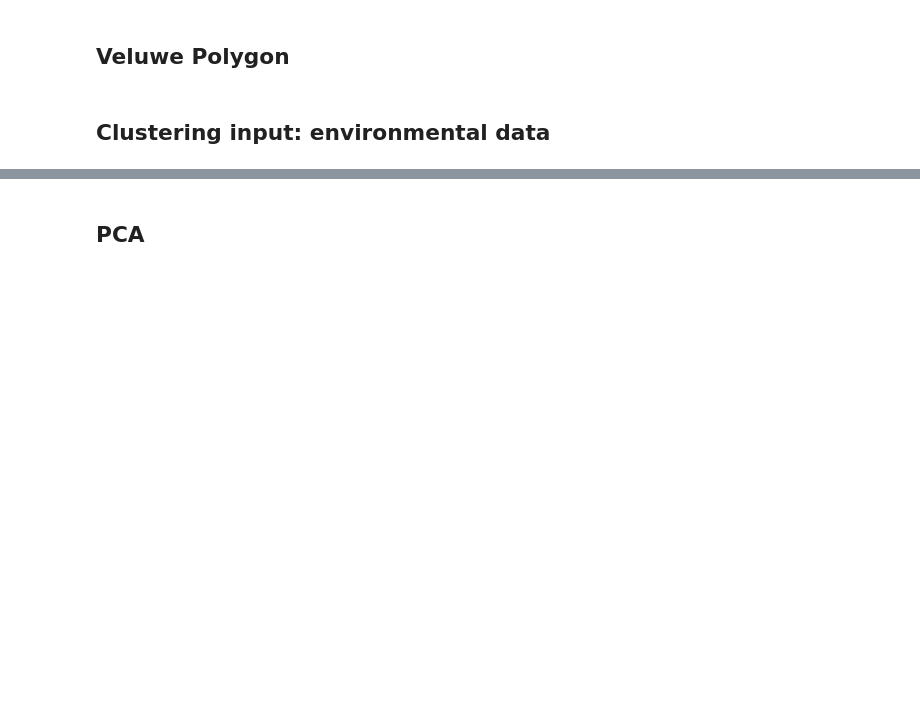
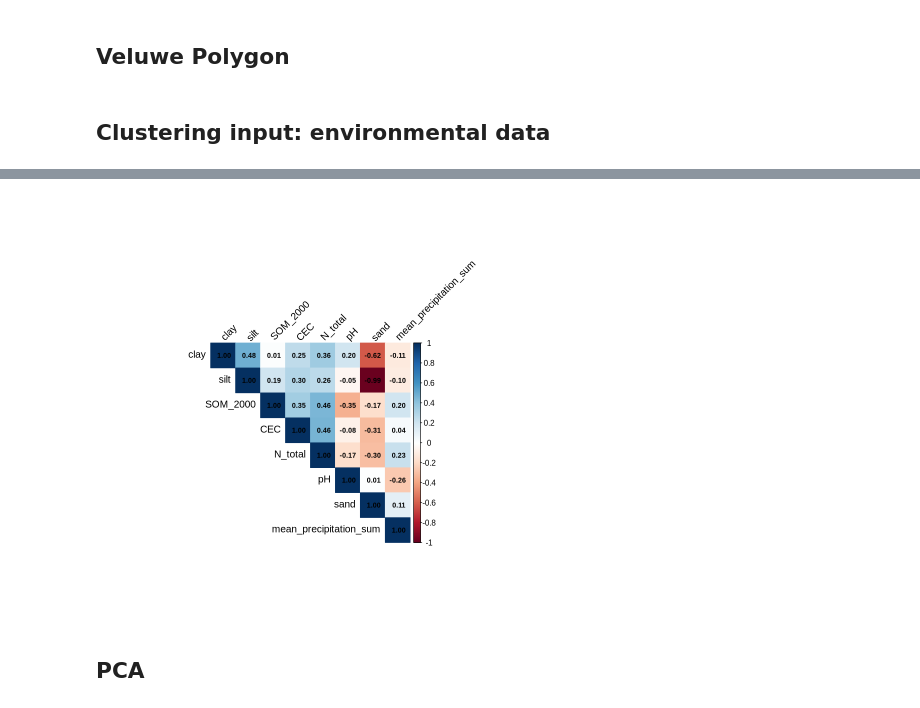
Before and after one commit to LTER-LIFE/VL-veluweFLM, a Jupyter notebook: Ecoregion_generator.ipynb, the cells around one changed output, grey strips where cells are left out. Saved outputs shown, nothing was run; the diff lists cells and outputs as text; code cells hidden in the pictures; blank space fills up the shorter version.

```diff
--- a/Ecoregion_generator.ipynb
+++ b/Ecoregion_generator.ipynb
@@ -404,23 +404,25 @@ ERROR: Error in h(simpleError(msg, call)): error in evaluating the argument 'x'
 # %%
 ##CORRELATION MATRIX
 #Read in layers file
 layers_df <- read.csv(layers_df_file)
 cor_vars <- c("clay", "sand", "silt", "SOM_2000", "CEC", "N_total", "pH", "mean_precipitation_sum")
 
 
 correlation_matrix <-  cor(
   layers_df[, cor_vars],
   use = "pairwise.complete.obs",
   method = "pearson"
 )
 
 # Plot the correlation matrix
-corrplot(correlation_matrix, method = "color",type = "upper", order = "hclust",
+corrplot::corrplot(correlation_matrix, method = "color",type = "upper", order = "hclust",
          tl.col = "black", tl.srt = 45,
          addCoef.col = "black",
          number.cex = 0.7,)
 #sand and silt -0-99 hence remove silt
 # Keep only other columns
+# %% [output]
+[figure, added]
 # %% [markdown]
 ## PCA
 # %%
```
Also changed, not shown: parts of 13 cells of this notebook.
